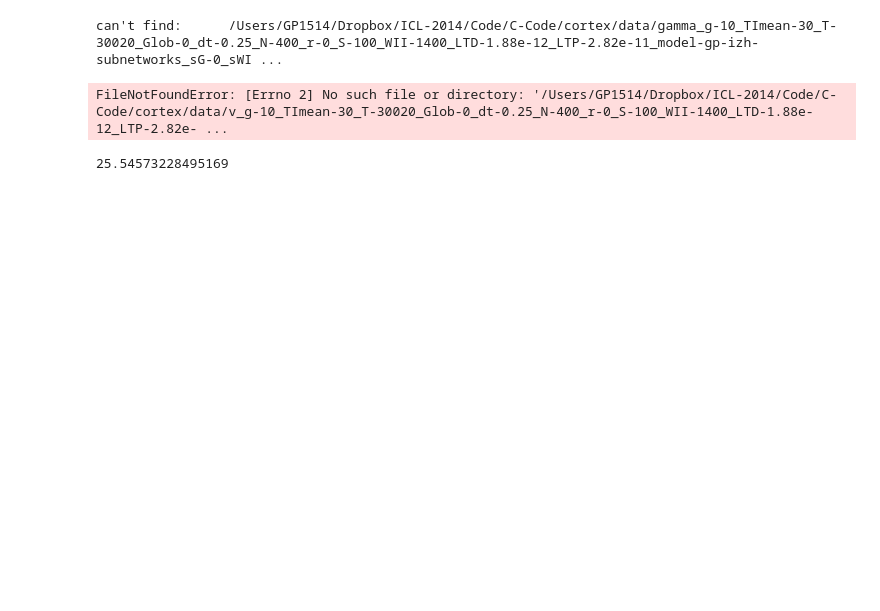
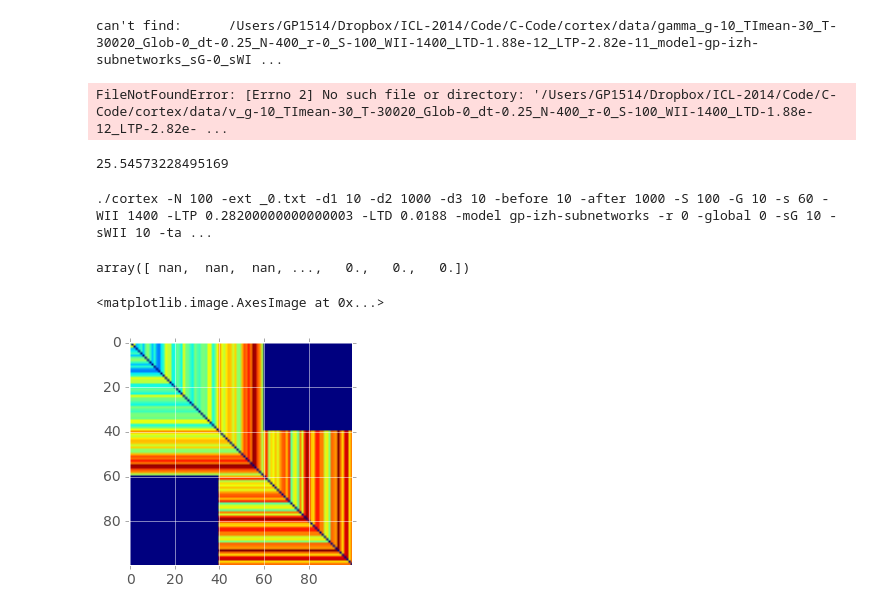
Before and after one commit to gpernelle/cortex, a Jupyter notebook: notebooks/2016-05-25-TRN_Cluster-newAPI.ipynb, the cells around one changed output. Drawn from its saved outputs; the diff is of its cells as text; code cells hidden in the pictures; blank space fills up the shorter version.

```diff
--- a/notebooks/2016-05-25-TRN_Cluster-newAPI.ipynb
+++ b/notebooks/2016-05-25-TRN_Cluster-newAPI.ipynb
@@ -497,3 +497,24 @@ FileNotFoundError: [Errno 2] No such file or directory: '/Users/GP1514/Dropbox/I
 dfnoplast['fBothEnd'].var()
 # %% [output]
 25.54573228495169
+# %%
+c.d2 = 1000
+c.N = 100
+c.after = 1000
+c.dt=0.25
+c.LTD = LTDList[1]*10
+c.LTP = c.LTD * c.ratio
+c.T = c.d1+c.d2+c.d3
+c.runSimulation()
+# %% [output]
+./cortex -N 100 -ext _0.txt -d1 10 -d2 1000 -d3 10 -before 10 -after 1000 -S 100 -G 10 -s 60 -WII 1400 -LTP 0.28200000000000003 -LTD 0.0188 -model gp-izh-subnetworks -r 0 -global 0 -sG 10 -sWII 10 -ta ...
+# %%
+c.readSimulation()
+c.gammaN1
+# %% [output]
+array([ nan,  nan,  nan, ...,   0.,   0.,   0.])
+# %%
+plt.imshow(c.readMatrix())
+# %% [output]
+<matplotlib.image.AxesImage at 0x...>
+[figure, added]
```
Also changed, not shown: 1 other file.
